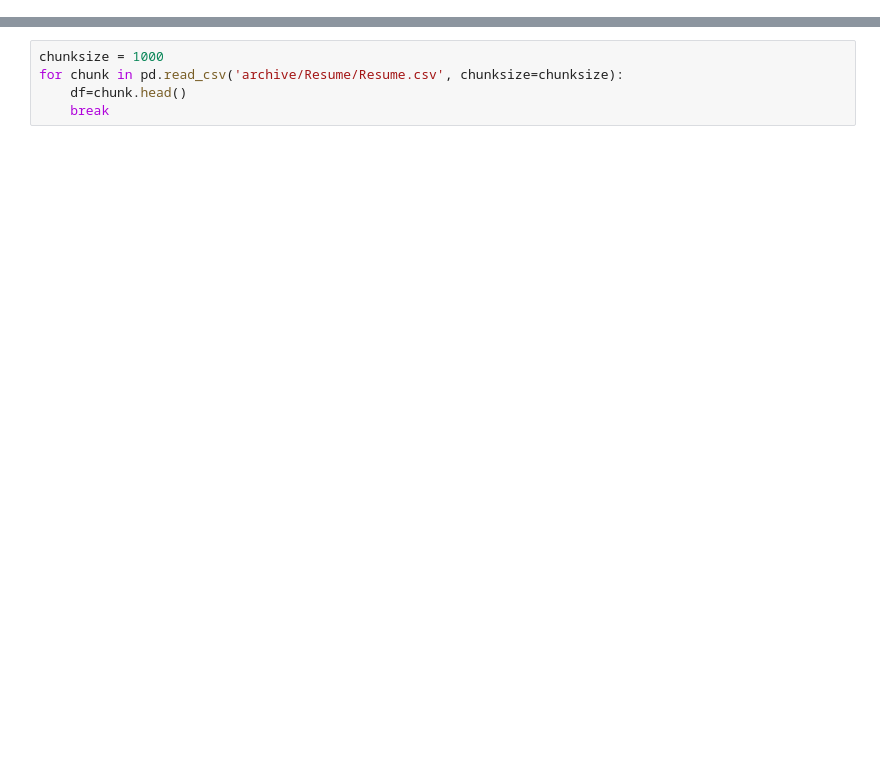
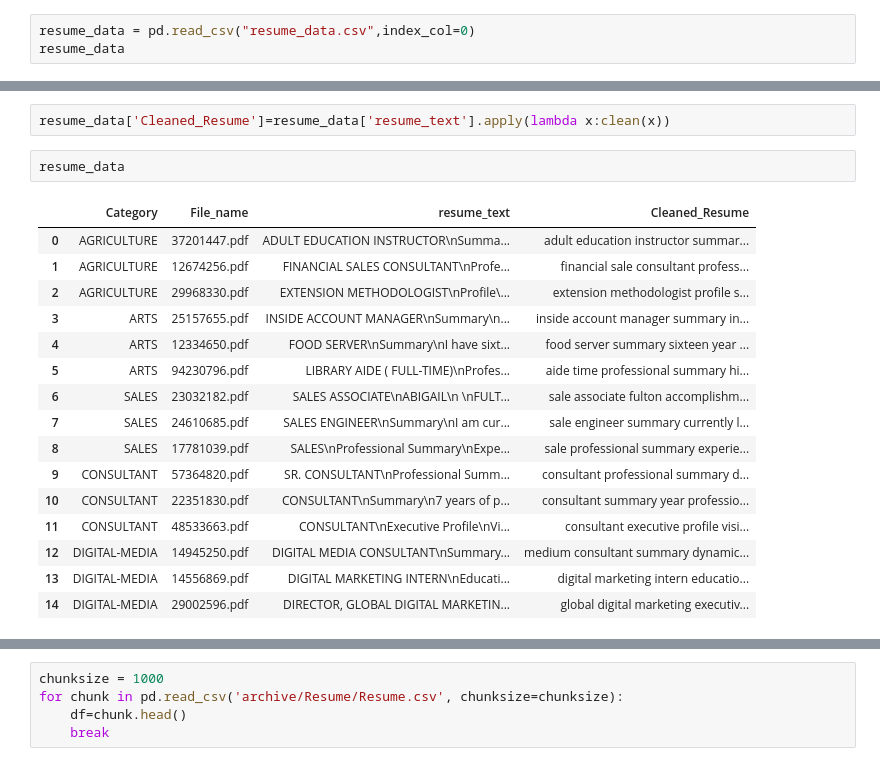
Before and after one commit to svramprabu/Resume-Matching-with-Job-Descriptions-Using-PDF-CVs, a Jupyter notebook: resume matching.ipynb, the cells around one changed output, grey strips where cells are left out. Cells and saved outputs as stored; diff of their text form; blank space fills up the shorter version.

```diff
--- a/resume matching.ipynb
+++ b/resume matching.ipynb
@@ -13,3 +14,6 @@ from wordcloud import WordCloud
 # from nltk.corpus import stopwords
 # from nltk.tokenize import word_tokenize
 # from nltk.stem import PorterStemmer
+# %%
+resume_data = pd.read_csv("resume_data.csv",index_col=0)
+resume_data
@@ -15,0 +64,21 @@ from wordcloud import WordCloud
+# %%
+resume_data['Cleaned_Resume']=resume_data['resume_text'].apply(lambda x:clean(x))
+# %%
+resume_data
+# %% [output]
+|  | Category | File_name | resume_text | Cleaned_Resume |
+| 0 | AGRICULTURE | 37201447.pdf | ADULT EDUCATION INSTRUCTOR\nSumma... | adult education instructor summar... |
+| 1 | AGRICULTURE | 12674256.pdf | FINANCIAL SALES CONSULTANT\nProfe... | financial sale consultant profess... |
+| 2 | AGRICULTURE | 29968330.pdf | EXTENSION METHODOLOGIST\nProfile\... | extension methodologist profile s... |
+| 3 | ARTS | 25157655.pdf | INSIDE ACCOUNT MANAGER\nSummary\n... | inside account manager summary in... |
+| 4 | ARTS | 12334650.pdf | FOOD SERVER\nSummary\nI have sixt... | food server summary sixteen year ... |
+| 5 | ARTS | 94230796.pdf | LIBRARY AIDE ( FULL-TIME)\nProfes... | aide time professional summary hi... |
+| 6 | SALES | 23032182.pdf | SALES ASSOCIATE\nABIGAIL\n \nFULT... | sale associate fulton accomplishm... |
+| 7 | SALES | 24610685.pdf | SALES ENGINEER\nSummary\nI am cur... | sale engineer summary currently l... |
+| 8 | SALES | 17781039.pdf | SALES\nProfessional Summary\nExpe... | sale professional summary experie... |
+| 9 | CONSULTANT | 57364820.pdf | SR. CONSULTANT\nProfessional Summ... | consultant professional summary d... |
+| 10 | CONSULTANT | 22351830.pdf | CONSULTANT\nSummary\n7 years of p... | consultant summary year professio... |
+| 11 | CONSULTANT | 48533663.pdf | CONSULTANT\nExecutive Profile\nVi... | consultant executive profile visi... |
+| 12 | DIGITAL-MEDIA | 14945250.pdf | DIGITAL MEDIA CONSULTANT\nSummary... | medium consultant summary dynamic... |
+| 13 | DIGITAL-MEDIA | 14556869.pdf | DIGITAL MARKETING INTERN\nEducati... | digital marketing intern educatio... |
+| 14 | DIGITAL-MEDIA | 29002596.pdf | DIRECTOR, GLOBAL DIGITAL MARKETIN... | global digital marketing executiv... |
```
Also changed, not shown: parts of 15 cells of this notebook, 6 other files.
